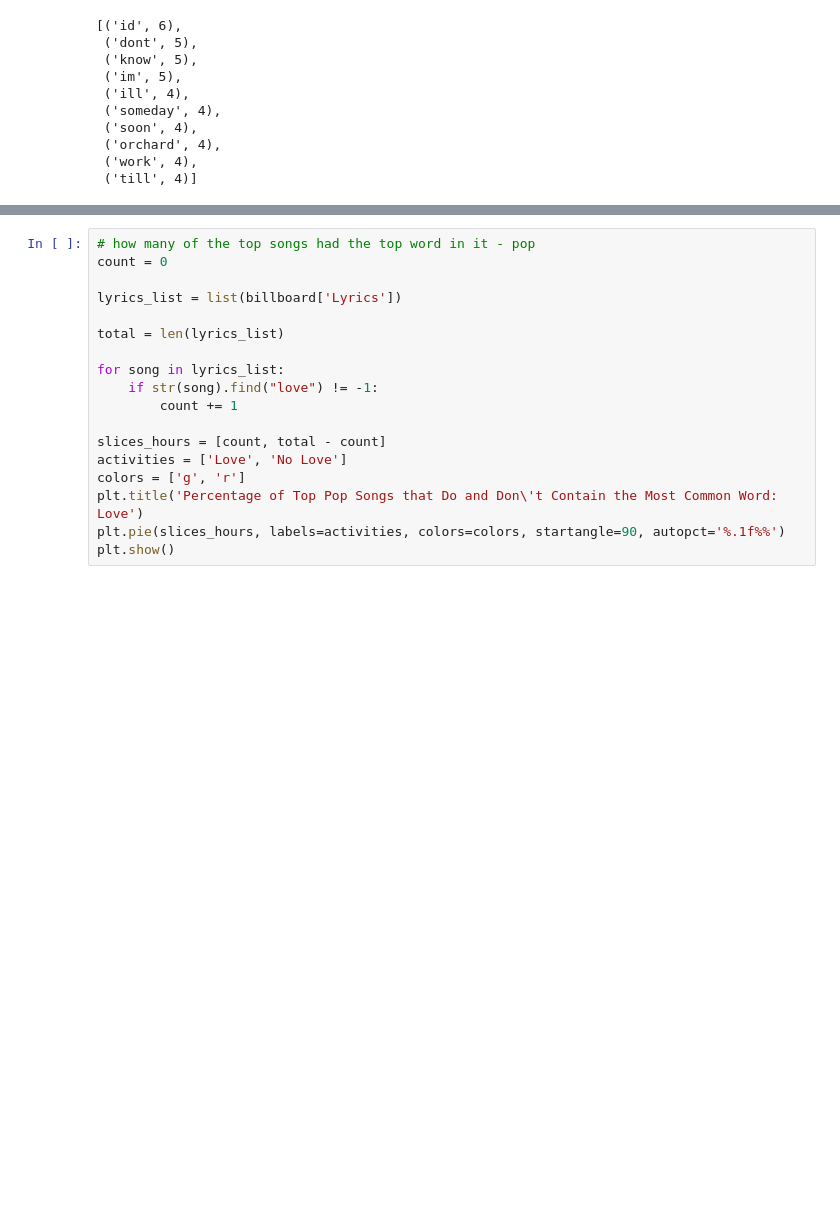
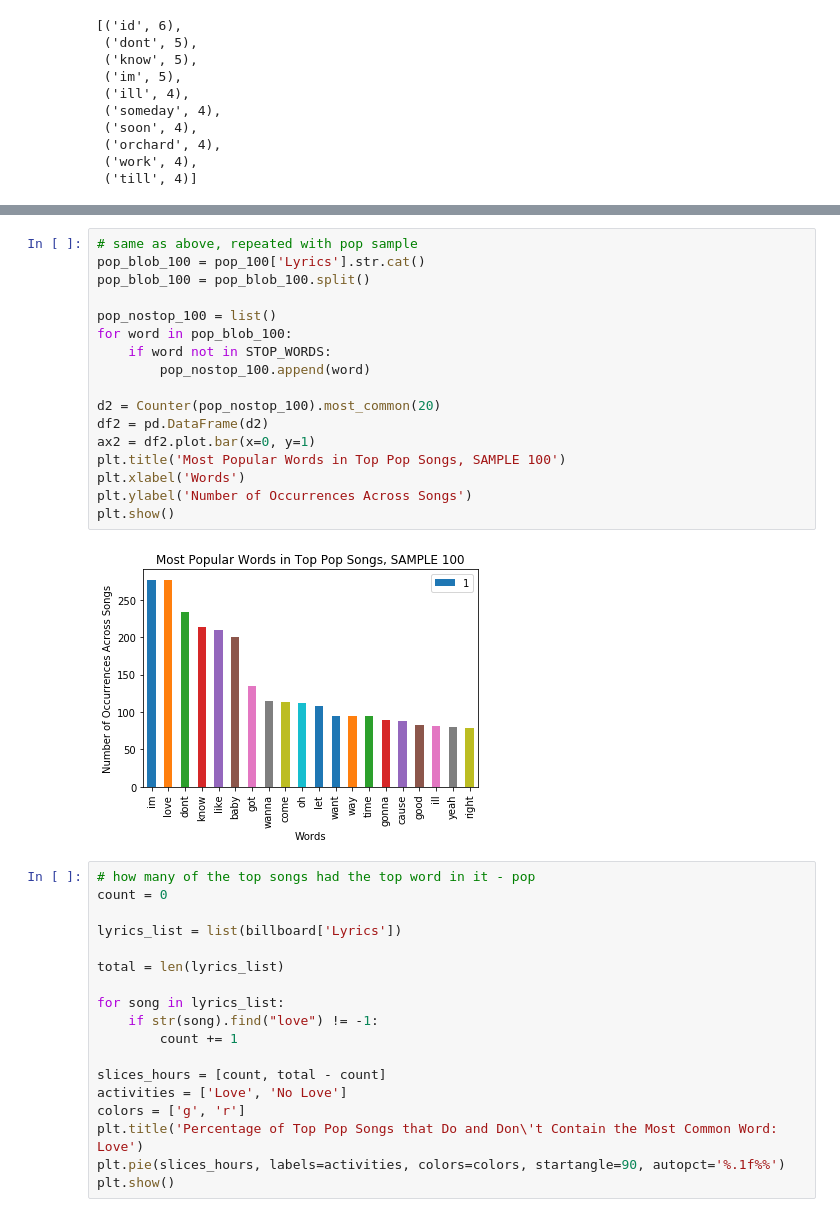
Before and after one commit to ktops/top_songs_lyrical_analysis, a Jupyter notebook: final_project_music.ipynb, the cells around one changed output, grey strips where cells are left out. Drawn from its saved outputs; the diff is of its cells as text; blank space fills up the shorter version.

```diff
--- a/final_project_music.ipynb
+++ b/final_project_music.ipynb
@@ -218,6 +221,25 @@ plt.ylabel('Number of Occurrences Across Songs')
 plt.show()
 # %% [output]
 [figure]
+# %%
+# same as above, repeated with pop sample
+pop_blob_100 = pop_100['Lyrics'].str.cat()
+pop_blob_100 = pop_blob_100.split()
+
+pop_nostop_100 = list()
+for word in pop_blob_100:
+    if word not in STOP_WORDS:
+        pop_nostop_100.append(word)
+
+d2 = Counter(pop_nostop_100).most_common(20)
+df2 = pd.DataFrame(d2)
+ax2 = df2.plot.bar(x=0, y=1)
+plt.title('Most Popular Words in Top Pop Songs, SAMPLE 100')
+plt.xlabel('Words')
+plt.ylabel('Number of Occurrences Across Songs')
+plt.show()
+# %% [output]
+[figure, added]
 # %%
 # how many of the top songs had the top word in it - pop
 count = 0
```
Also changed, not shown: parts of 25 cells of this notebook.
